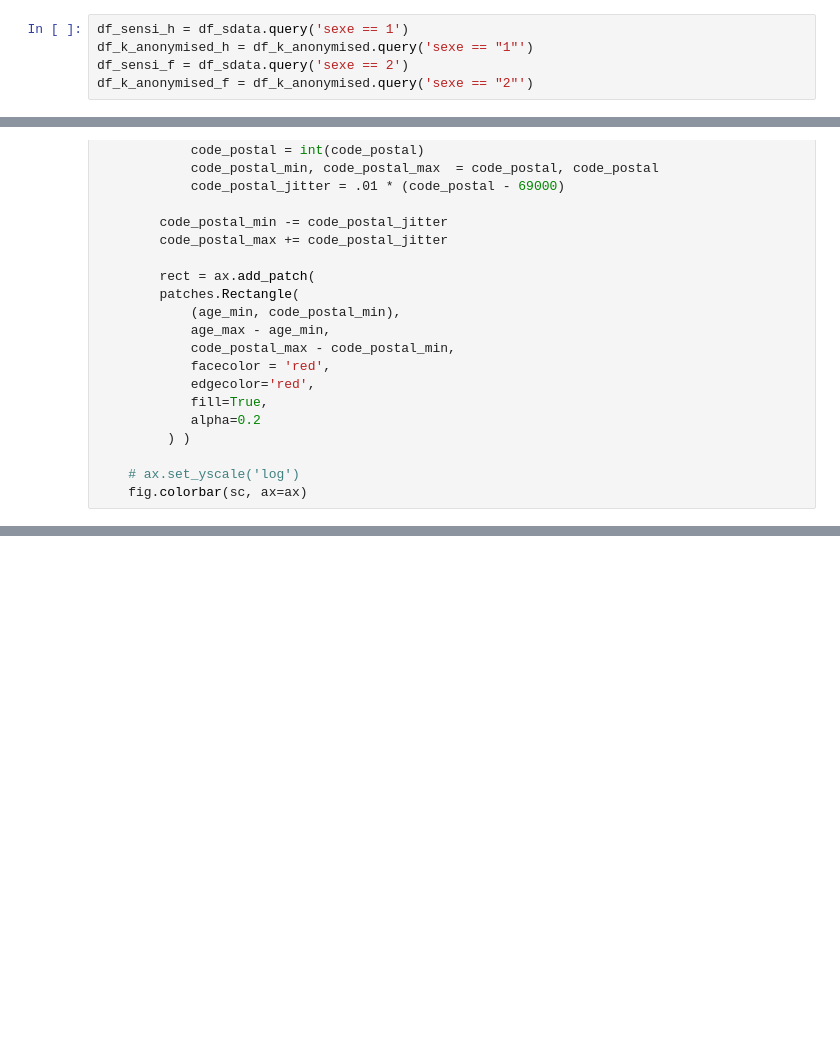
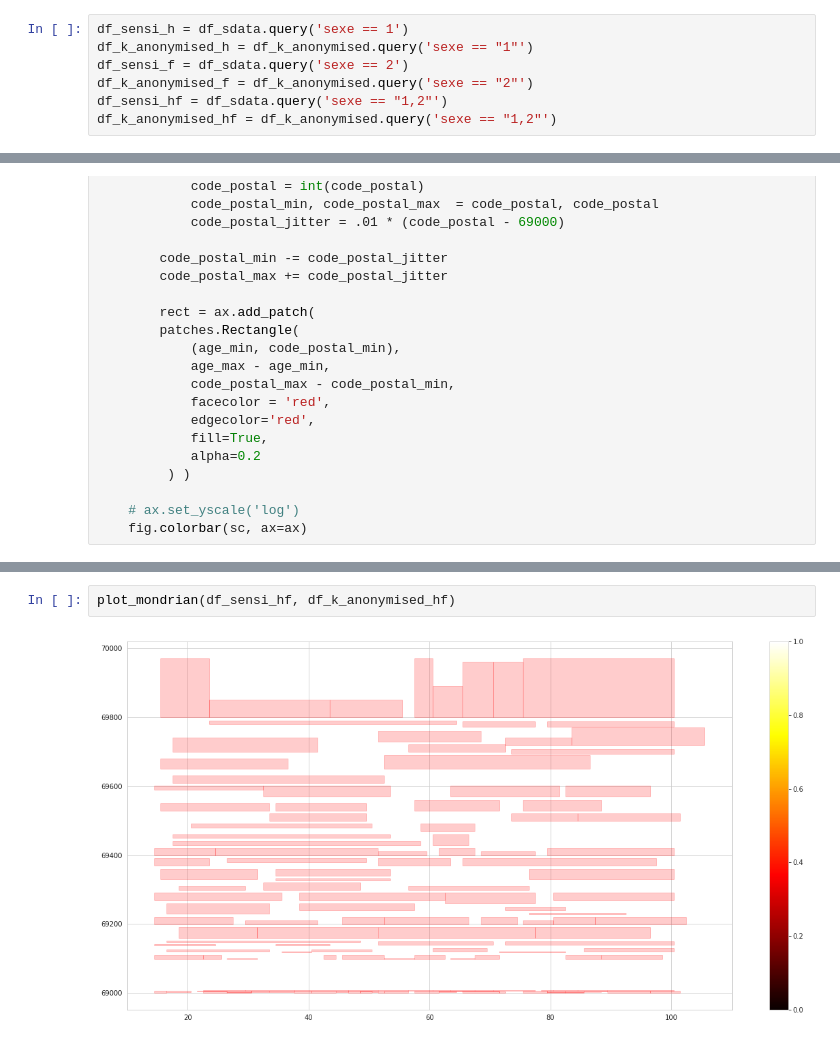
Before and after one commit to seonghyun26/tp-insa-anonymity, a Jupyter notebook: notebooks/soluce.ipynb, the cells around one changed output, grey strips where cells are left out. Saved outputs shown, nothing was run; the diff lists cells and outputs as text; blank space fills up the shorter version.

```diff
--- a/notebooks/soluce.ipynb
+++ b/notebooks/soluce.ipynb
@@ -530,3 +413,5 @@ df_sensi_h = df_sdata.query('sexe == 1')
 df_k_anonymised_h = df_k_anonymised.query('sexe == "1"')
 df_sensi_f = df_sdata.query('sexe == 2')
 df_k_anonymised_f = df_k_anonymised.query('sexe == "2"')
+df_sensi_hf = df_sdata.query('sexe == "1,2"')
+df_k_anonymised_hf = df_k_anonymised.query('sexe == "1,2"')
@@ -622,0 +480,4 @@ plot_mondrian(df_sensi_f, df_k_anonymised_f)
+# %%
+plot_mondrian(df_sensi_hf, df_k_anonymised_hf)
+# %% [output]
+[figure, added]
```
Also changed, not shown: parts of 13 cells of this notebook, 6 other files.
